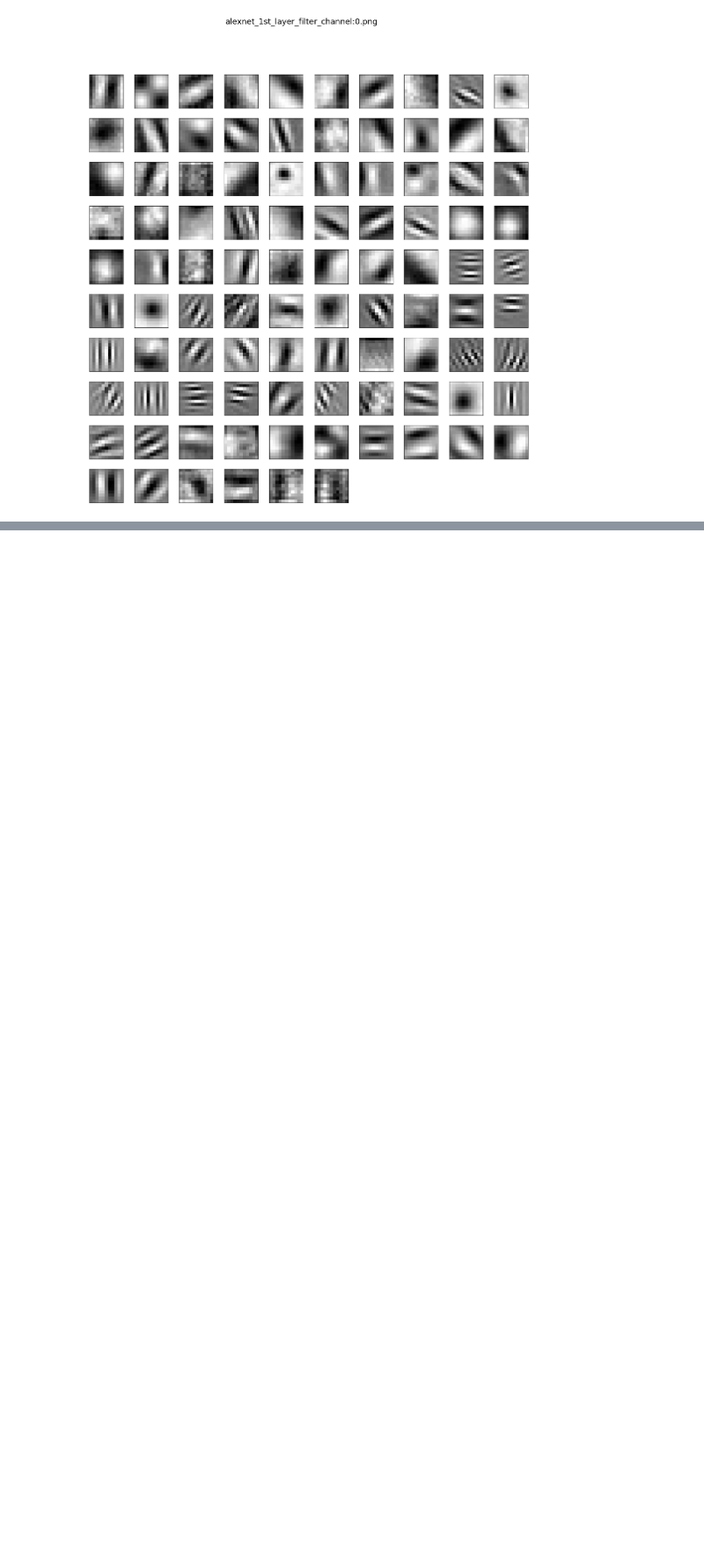
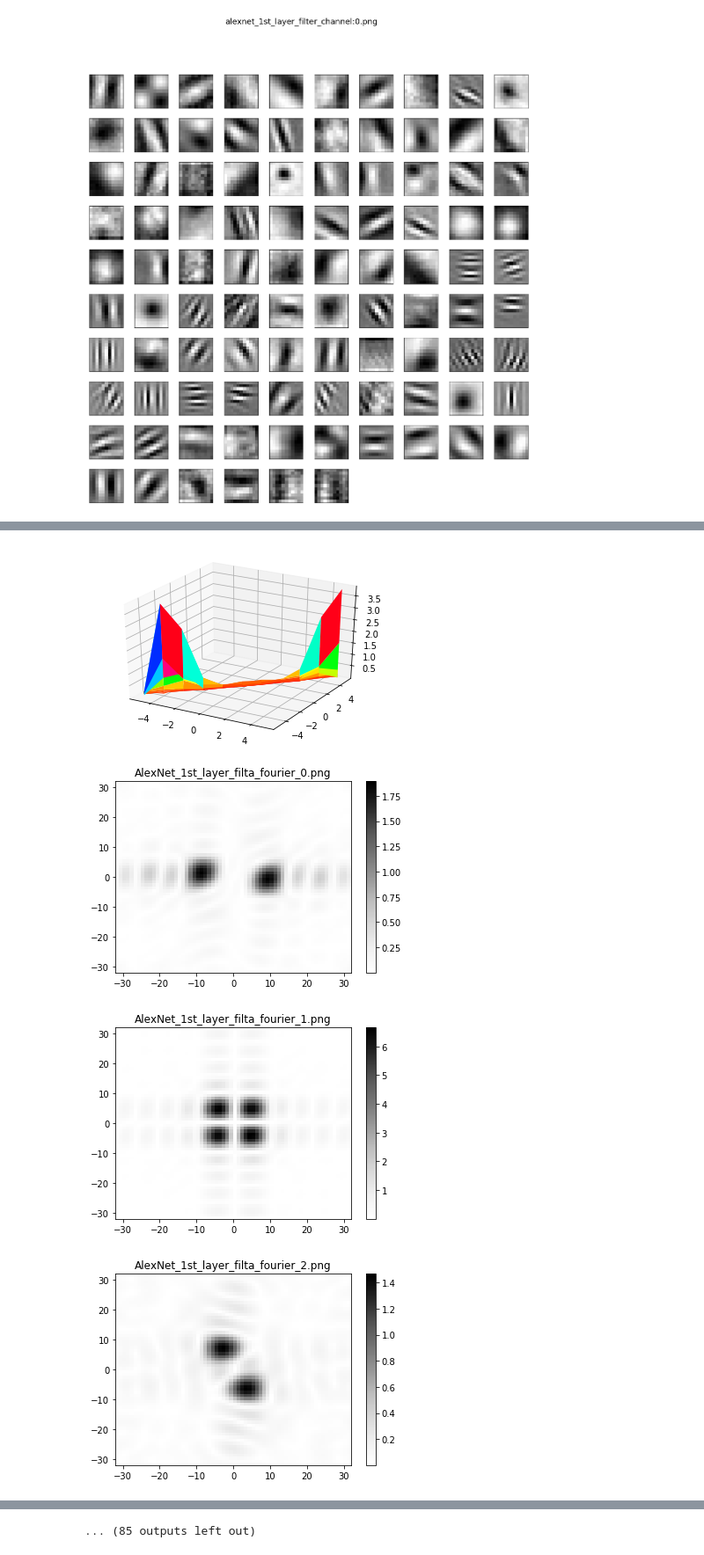
Before and after one commit to yotank/alexnetfrequancy, a Jupyter notebook: ft2.ipynb, the cells around one changed output, grey strips where cells are left out. Shown at 88% size. Cells and saved outputs as stored; diff of their text form; code cells hidden in the pictures; blank space fills up the shorter version.

```diff
--- a/ft2.ipynb
+++ b/ft2.ipynb
@@ -232,0 +350,37 @@ array([[ 1,  1],
+# %%
+from mpl_toolkits.mplot3d import Axes3D
+import matplotlib.pyplot as plt
+import numpy as np
+from pylab import *
+
+max_indexes = np.empty(shape=(96))
+
+#96
+for filta_th in arange(96):
+    weight081 = target_layer_weight[:,:,0,filta_th]
+    ffted_weight081= np.fft.fft2(weight081,s=[65,65])
+    ffted_shifted_weight081= np.fft.fftshift(ffted_weight081)
+    abs_ffted_weight081 = abs(ffted_shifted_weight081)
+    z=abs_ffted_weight081
+    x = arange(-32,33)
+    y = arange(-32,33)
+    Z=z
+    a = arange(64, -1, -1)
+    b = arange(0, 65, 1)
+    Z[b,:] = Z[a,:]
+    Z_1_2_quadrant = Z[0:33,:]
+    max_indexes[filta_th] = np.argmax(Z_1_2_quadrant)
+
+
+    figure()
+    X, Y = meshgrid(x, y)
+    pcolor(X, Y,Z,cmap="Greys")
+    plt.colorbar()
+    plt.title('AlexNet_1st_layer_filta_fourier_'+str(filta_th)+'.png')
+    plt.savefig('AlexNet_1st_layer_filta_fourier_'+str(filta_th)+'.png')
+plt.show()
+# %% [output]
+[figure, added]
+[figure, added]
+[figure, added]
+[figure, added]
@@ -232,0 +395 @@ array([[ 1,  1],
+... (85 outputs left out)
```
Also changed, not shown: parts of 46 cells of this notebook, 12 other files.
